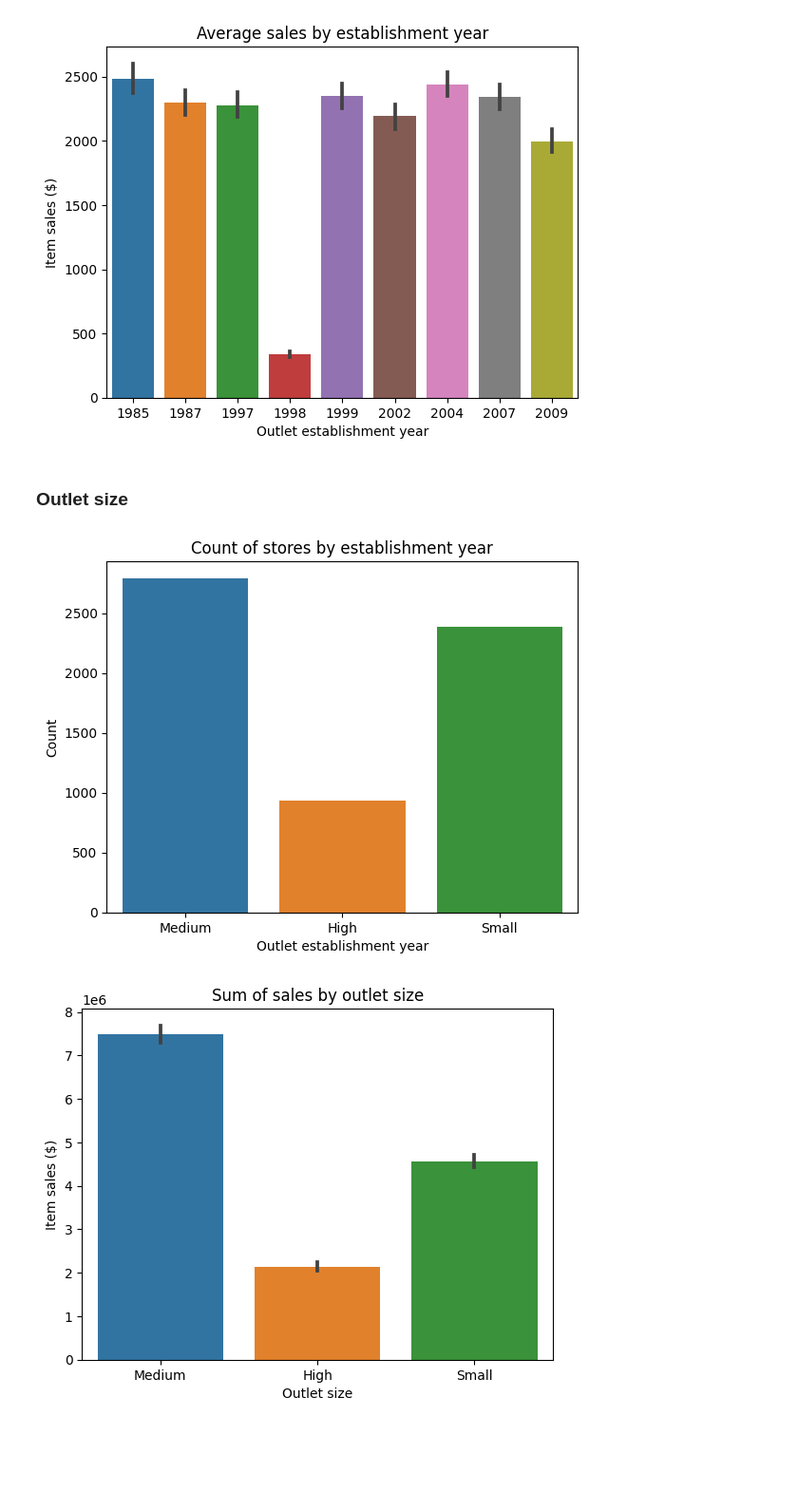
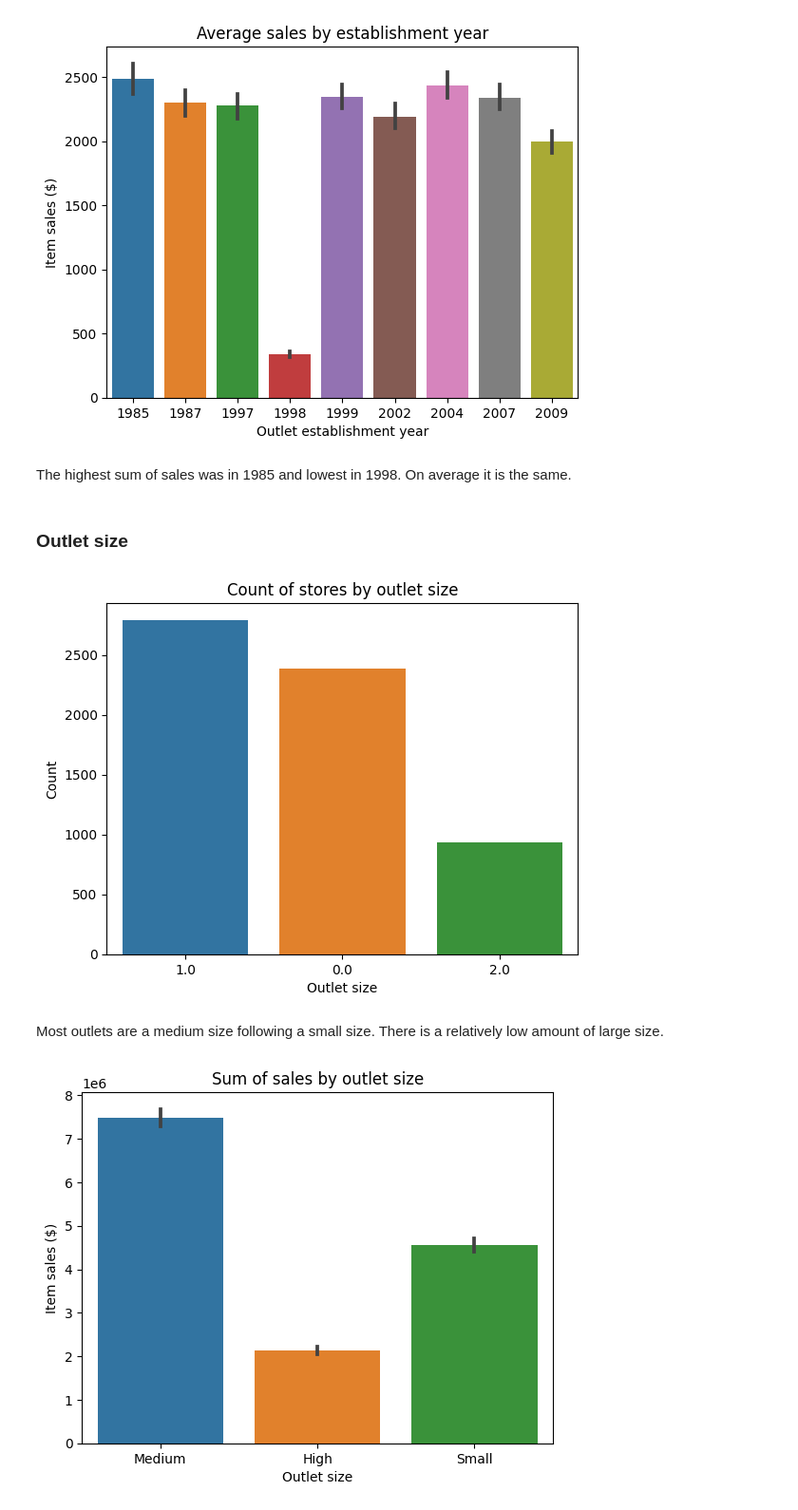
Before and after one commit to CameronBannick/Sales_Predictions, a Jupyter notebook: Sales_Prediction.ipynb, the cells around one changed output. Shown at 95% size. Cells and saved outputs as stored; diff of their text form; code cells hidden in the pictures; blank space fills up the shorter version.

```diff
--- a/Sales_Prediction.ipynb
+++ b/Sales_Prediction.ipynb
@@ -592,20 +606,24 @@ plt.ylabel('Item sales ($)')
 plt.show()
 # %% [output]
 [figure]
+# %% [markdown]
+The highest sum of sales was in 1985 and lowest in 1998. On average it is the same.
 # %% [markdown]
 ### Outlet size
 # %%
 #call sns countplot
 g = sns.countplot(x='outlet_size', data=df)
 #set title
-g.set_title('Count of stores by establishment year')
+g.set_title('Count of stores by outlet size')
 #set axis labels
-plt.xlabel('Outlet establishment year')
+plt.xlabel('Outlet size')
 plt.ylabel('Count')
 #show plot
 plt.show()
 # %% [output]
-[figure, old version]
+[figure, new version]
+# %% [markdown]
+Most outlets are a medium size following a small size. There is a relatively low amount of large size.
 # %%
 #call sns countplot
 g = sns.barplot(x='outlet_size', y='item_outlet_sales', data=df, estimator=np.sum)
```
Also changed, not shown: parts of 34 cells of this notebook.
